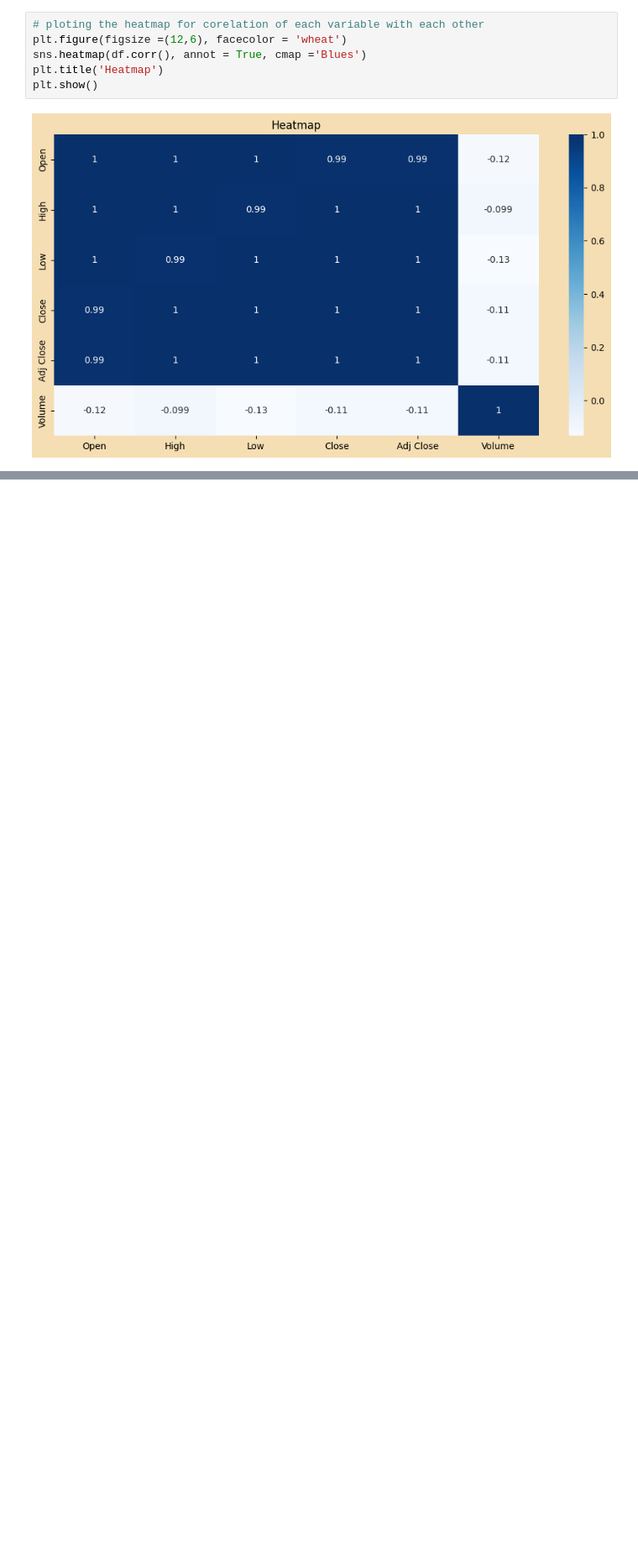
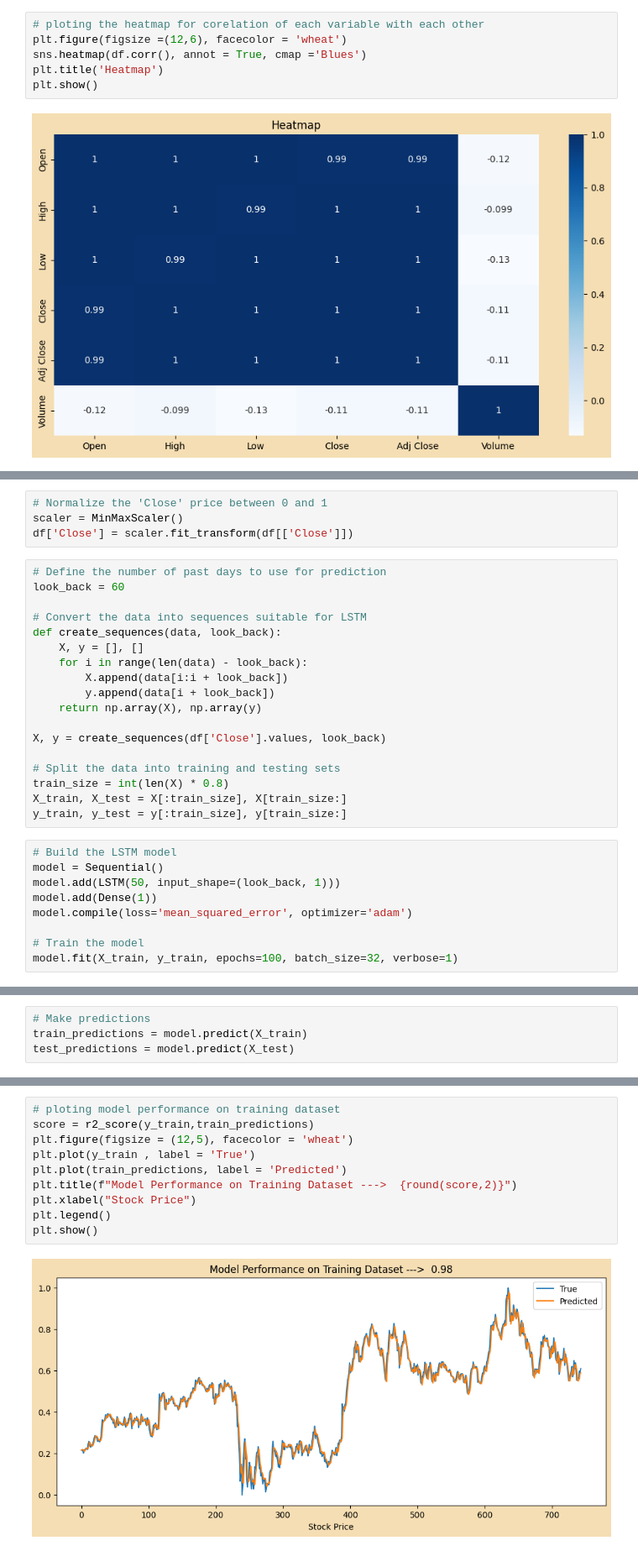
Before and after one commit to hmarathe420/Kotak_Mahindra_Bank_Stock_Price_Prediction, a Jupyter notebook: Kotak_Mahindra_Bank_Stock_Price_Prediction.ipynb, the cells around one changed output, grey strips where cells are left out. Shown at 84% size. Drawn from its saved outputs; the diff is of its cells as text; blank space fills up the shorter version.

Commit message:
Implementation of LSTM | Model Performance | Conclusion

```diff
--- a/Kotak_Mahindra_Bank_Stock_Price_Prediction.ipynb
+++ b/Kotak_Mahindra_Bank_Stock_Price_Prediction.ipynb
@@ -247,0 +285,31 @@ plt.show()
+# %%
+# Normalize the 'Close' price between 0 and 1
+scaler = MinMaxScaler()
+df['Close'] = scaler.fit_transform(df[['Close']])
+# %%
+# Define the number of past days to use for prediction
+look_back = 60
+
+# Convert the data into sequences suitable for LSTM
+def create_sequences(data, look_back):
+    X, y = [], []
+    for i in range(len(data) - look_back):
+        X.append(data[i:i + look_back])
+        y.append(data[i + look_back])
+    return np.array(X), np.array(y)
+
+X, y = create_sequences(df['Close'].values, look_back)
+
+# Split the data into training and testing sets
+train_size = int(len(X) * 0.8)
+X_train, X_test = X[:train_size], X[train_size:]
+y_train, y_test = y[:train_size], y[train_size:]
+# %%
+# Build the LSTM model
+model = Sequential()
+model.add(LSTM(50, input_shape=(look_back, 1)))
+model.add(Dense(1))
+model.compile(loss='mean_squared_error', optimizer='adam')
+
+# Train the model
+model.fit(X_train, y_train, epochs=100, batch_size=32, verbose=1)
@@ -247,0 +335,4 @@ plt.show()
+# %%
+# Make predictions
+train_predictions = model.predict(X_train)
+test_predictions = model.predict(X_test)
@@ -247,0 +351,12 @@ plt.show()
+# %%
+# ploting model performance on training dataset
+score = r2_score(y_train,train_predictions)
+plt.figure(figsize = (12,5), facecolor = 'wheat')
+plt.plot(y_train , label = 'True')
+plt.plot(train_predictions, label = 'Predicted')
+plt.title(f"Model Performance on Training Dataset --->  {round(score,2)}")
+plt.xlabel("Stock Price")
+plt.legend()
+plt.show()
+# %% [output]
+[figure, added]
```
Also changed, not shown: parts of 18 cells of this notebook.
